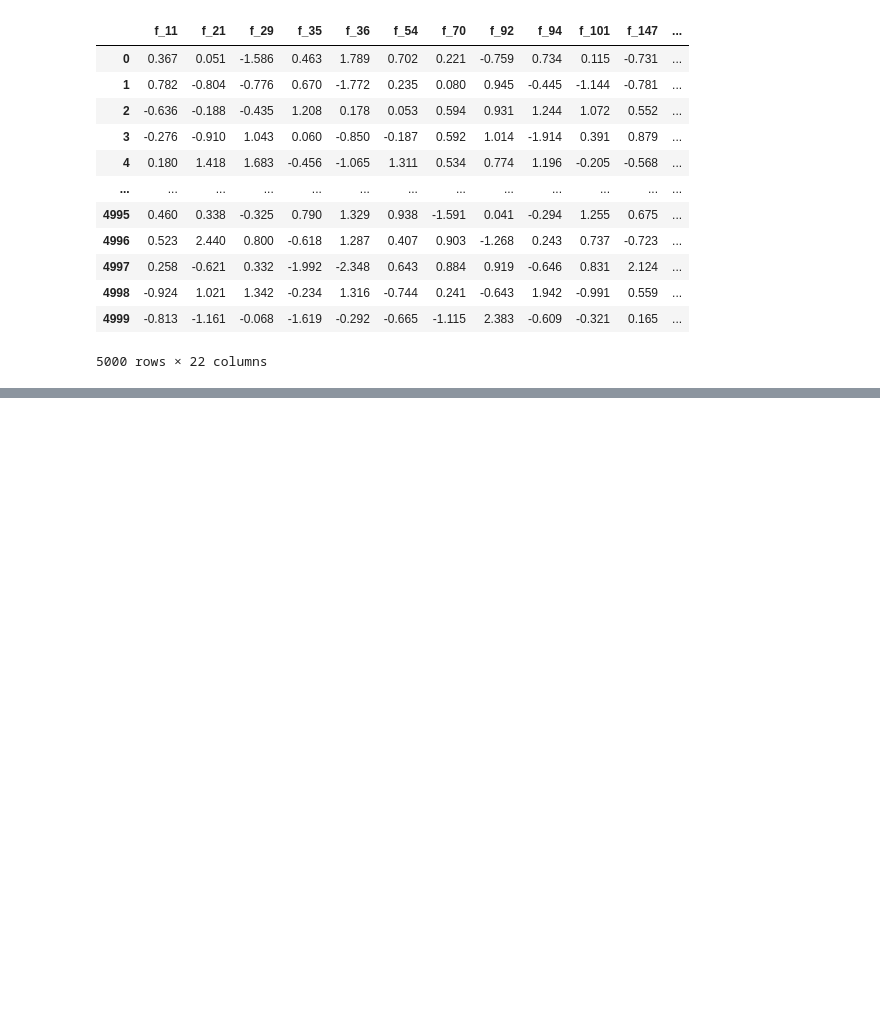
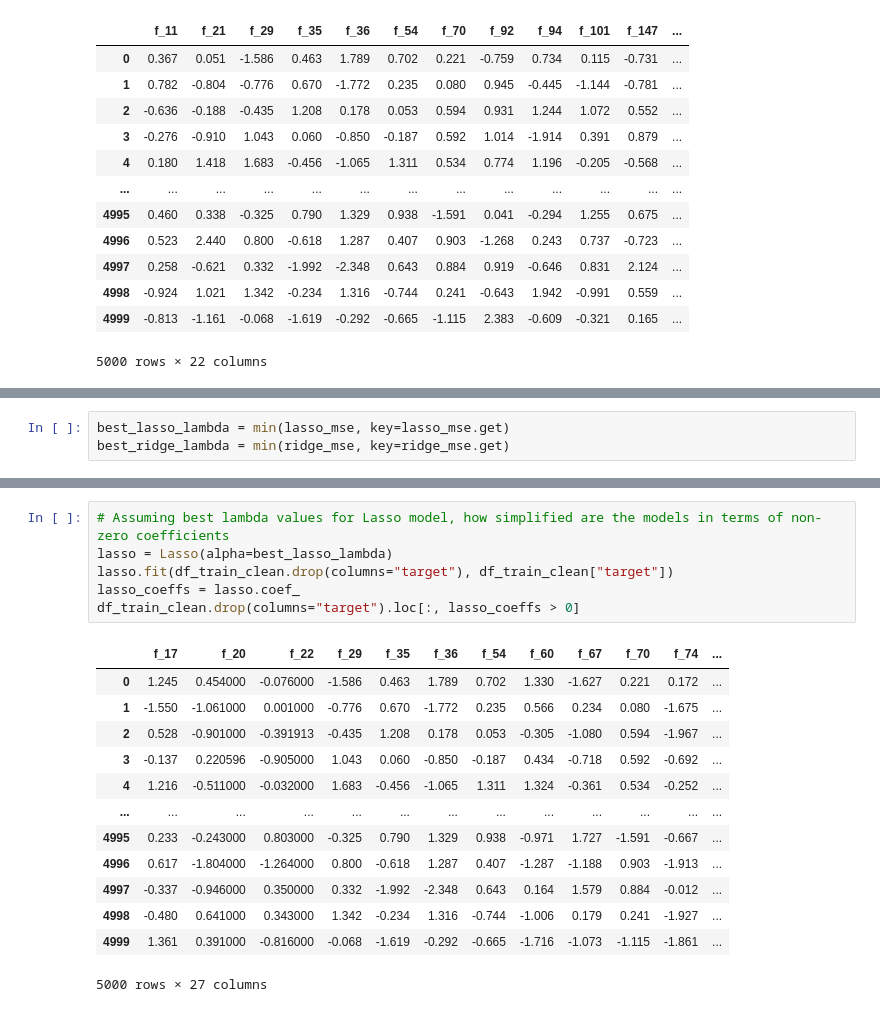
Before and after one commit to MeetPatel89/synthetic_pred, a Jupyter notebook: notebooks/explore-0.0.1.ipynb, the cells around one changed output, grey strips where cells are left out. Saved outputs shown, nothing was run; the diff lists cells and outputs as text; blank space fills up the shorter version.

```diff
--- a/notebooks/explore-0.0.1.ipynb
+++ b/notebooks/explore-0.0.1.ipynb
@@ -419,0 +408,3 @@ df_train_clean.drop(columns="target").loc[:, lasso_coeffs[best_lasso_lambda] > 0
+# %%
+best_lasso_lambda = min(lasso_mse, key=lasso_mse.get)
+best_ridge_lambda = min(ridge_mse, key=ridge_mse.get)
@@ -419,0 +423,20 @@ df_train_clean.drop(columns="target").loc[:, lasso_coeffs[best_lasso_lambda] > 0
+# %%
+# Assuming best lambda values for Lasso model, how simplified are the models in terms of non-zero coefficients
+lasso = Lasso(alpha=best_lasso_lambda)
+lasso.fit(df_train_clean.drop(columns="target"), df_train_clean["target"])
+lasso_coeffs = lasso.coef_
+df_train_clean.drop(columns="target").loc[:, lasso_coeffs > 0]
+# %% [output]
+|  | f_17 | f_20 | f_22 | f_29 | f_35 | f_36 | f_54 | f_60 | f_67 | f_70 | f_74 | ... |
+| 0 | 1.245 | 0.454000 | -0.076000 | -1.586 | 0.463 | 1.789 | 0.702 | 1.330 | -1.627 | 0.221 | 0.172 | ... |
+| 1 | -1.550 | -1.061000 | 0.001000 | -0.776 | 0.670 | -1.772 | 0.235 | 0.566 | 0.234 | 0.080 | -1.675 | ... |
+| 2 | 0.528 | -0.901000 | -0.391913 | -0.435 | 1.208 | 0.178 | 0.053 | -0.305 | -1.080 | 0.594 | -1.967 | ... |
+| 3 | -0.137 | 0.220596 | -0.905000 | 1.043 | 0.060 | -0.850 | -0.187 | 0.434 | -0.718 | 0.592 | -0.692 | ... |
+| 4 | 1.216 | -0.511000 | -0.032000 | 1.683 | -0.456 | -1.065 | 1.311 | 1.324 | -0.361 | 0.534 | -0.252 | ... |
+| ... | ... | ... | ... | ... | ... | ... | ... | ... | ... | ... | ... | ... |
+| 4995 | 0.233 | -0.243000 | 0.803000 | -0.325 | 0.790 | 1.329 | 0.938 | -0.971 | 1.727 | -1.591 | -0.667 | ... |
+| 4996 | 0.617 | -1.804000 | -1.264000 | 0.800 | -0.618 | 1.287 | 0.407 | -1.287 | -1.188 | 0.903 | -1.913 | ... |
+| 4997 | -0.337 | -0.946000 | 0.350000 | 0.332 | -1.992 | -2.348 | 0.643 | 0.164 | 1.579 | 0.884 | -0.012 | ... |
+| 4998 | -0.480 | 0.641000 | 0.343000 | 1.342 | -0.234 | 1.316 | -0.744 | -1.006 | 0.179 | 0.241 | -1.927 | ... |
+| 4999 | 1.361 | 0.391000 | -0.816000 | -0.068 | -1.619 | -0.292 | -0.665 | -1.716 | -1.073 | -1.115 | -1.861 | ... |
+5000 rows × 27 columns
```
Also changed, not shown: parts of 11 cells of this notebook, 3 other files.
